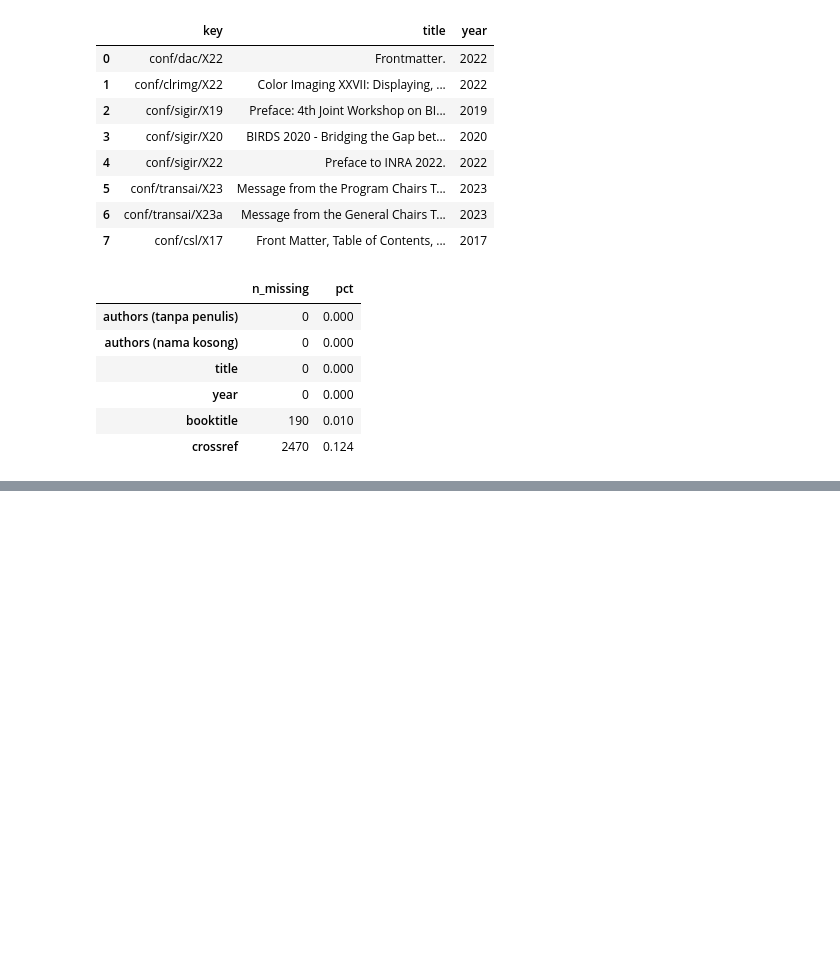
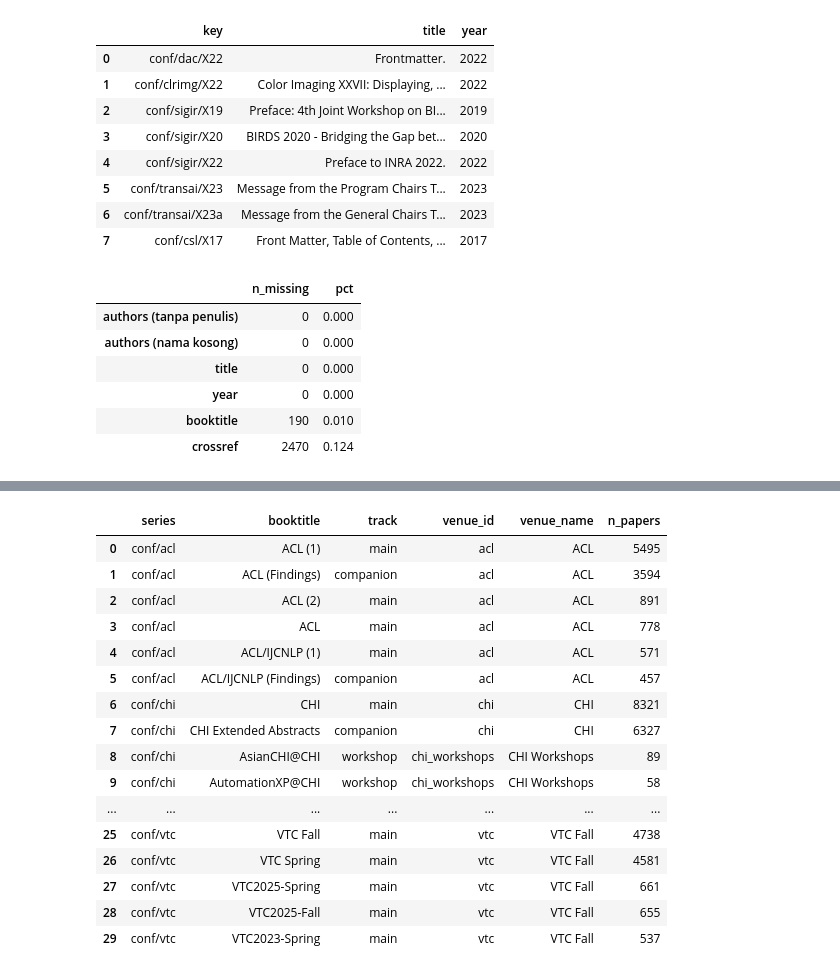
Before and after one commit to RNXFreeze/IF4041-Datmin-Tubes-Kel1, a Jupyter notebook: notebooks/01_data_extraction_preprocessing.ipynb, the cells around one changed output, grey strips where cells are left out. Saved outputs shown, nothing was run; the diff lists cells and outputs as text; code cells hidden in the pictures; blank space fills up the shorter version.

```diff
--- a/notebooks/01_data_extraction_preprocessing.ipynb
+++ b/notebooks/01_data_extraction_preprocessing.ipynb
@@ -311,0 +319,5 @@ missing_report(papers)
+# %%
+from src.preprocess import dedupe_authors, normalized_title, remove_duplicates
+
+papers, n_dup_authors = dedupe_authors(papers)
+print(f"Nama penulis ganda yang dihapus: {n_dup_authors}")
@@ -311,0 +367,4 @@ missing_report(papers)
+# %%
+del check, dup
+papers = remove_duplicates(papers, funnel)
+funnel.table()
@@ -311,0 +402,5 @@ missing_report(papers)
+# %%
+papers, author_report = normalize_authors(papers)
+papers, n_dup_after_merge = dedupe_authors(papers)
+print(f"Nama ganda dalam satu makalah setelah penggabungan: {n_dup_after_merge}")
+author_report
@@ -311,0 +422,11 @@ missing_report(papers)
+# %%
+from src.preprocess import apply_venues, classify_venues, venue_mapping
+
+venues = classify_venues(papers)
+mapping = venue_mapping(venues)
+mapping.to_csv(config.TABLES_DIR / "venue_mapping.csv", index=False)
+
+pd.DataFrame({
+    "makalah": venues["track"].value_counts(),
+    "venue": venues.groupby("track")["venue_id"].nunique(),
+})
@@ -311,0 +452,21 @@ missing_report(papers)
+# %%
+examples = ["conf/nips", "conf/cvpr", "conf/acl", "conf/chi", "conf/gecco", "conf/vtc"]
+mapping[mapping["series"].isin(examples)].groupby("series").head(6).reset_index(drop=True)
+# %% [output]
+|  | series | booktitle | track | venue_id | venue_name | n_papers |
+| 0 | conf/acl | ACL (1) | main | acl | ACL | 5495 |
+| 1 | conf/acl | ACL (Findings) | companion | acl | ACL | 3594 |
+| 2 | conf/acl | ACL (2) | main | acl | ACL | 891 |
+| 3 | conf/acl | ACL | main | acl | ACL | 778 |
+| 4 | conf/acl | ACL/IJCNLP (1) | main | acl | ACL | 571 |
+| 5 | conf/acl | ACL/IJCNLP (Findings) | companion | acl | ACL | 457 |
+| 6 | conf/chi | CHI | main | chi | CHI | 8321 |
+| 7 | conf/chi | CHI Extended Abstracts | companion | chi | CHI | 6327 |
+| 8 | conf/chi | AsianCHI@CHI | workshop | chi_workshops | CHI Workshops | 89 |
+| 9 | conf/chi | AutomationXP@CHI | workshop | chi_workshops | CHI Workshops | 58 |
+| ... | ... | ... | ... | ... | ... | ... |
+| 25 | conf/vtc | VTC Fall | main | vtc | VTC Fall | 4738 |
+| 26 | conf/vtc | VTC Spring | main | vtc | VTC Fall | 4581 |
+| 27 | conf/vtc | VTC2025-Spring | main | vtc | VTC Fall | 661 |
+| 28 | conf/vtc | VTC2025-Fall | main | vtc | VTC Fall | 655 |
+| 29 | conf/vtc | VTC2023-Spring | main | vtc | VTC Fall | 537 |
```
Also changed, not shown: parts of 20 cells of this notebook, 2 other files.
